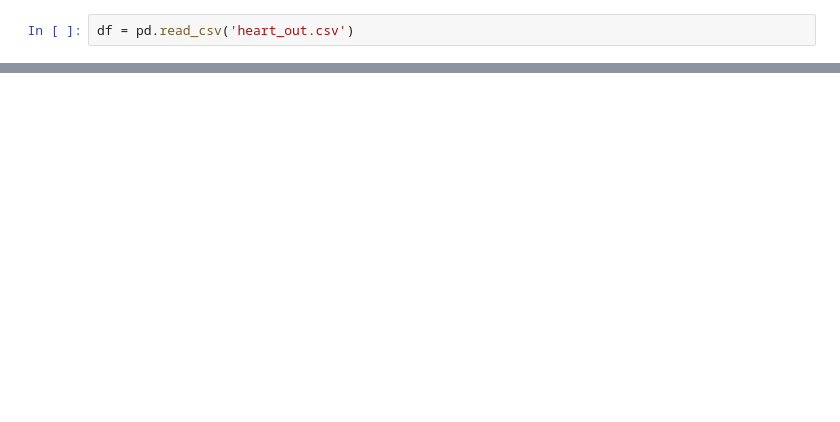
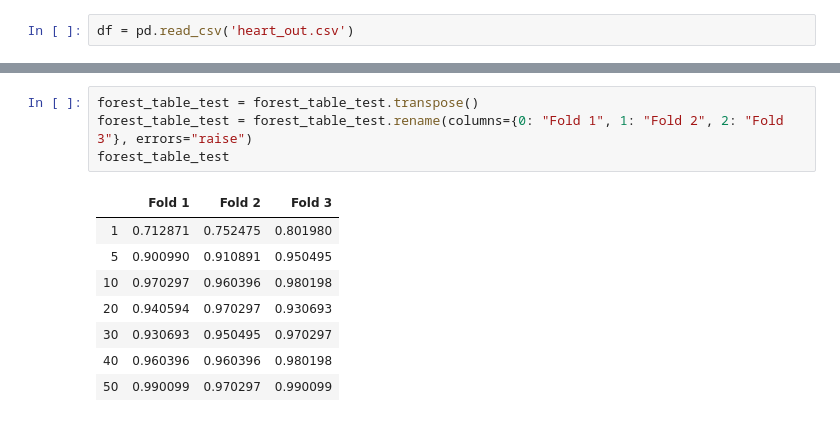
Before and after one commit to TreadKing/Data-Science, a Jupyter notebook: Project/Devang_Patel_Project_Part2.ipynb, the cells around one changed output, grey strips where cells are left out. Saved outputs shown, nothing was run; the diff lists cells and outputs as text; blank space fills up the shorter version.

```diff
--- a/Project/Devang_Patel_Project_Part2.ipynb
+++ b/Project/Devang_Patel_Project_Part2.ipynb
@@ -51,0 +98,13 @@ forest_table
+# %%
+forest_table_test = forest_table_test.transpose()
+forest_table_test = forest_table_test.rename(columns={0: "Fold 1", 1: "Fold 2", 2: "Fold 3"}, errors="raise")
+forest_table_test
+# %% [output]
+|  | Fold 1 | Fold 2 | Fold 3 |
+| 1 | 0.712871 | 0.752475 | 0.801980 |
+| 5 | 0.900990 | 0.910891 | 0.950495 |
+| 10 | 0.970297 | 0.960396 | 0.980198 |
+| 20 | 0.940594 | 0.970297 | 0.930693 |
+| 30 | 0.930693 | 0.950495 | 0.970297 |
+| 40 | 0.960396 | 0.960396 | 0.980198 |
+| 50 | 0.990099 | 0.970297 | 0.990099 |
```
Also changed, not shown: parts of 11 cells of this notebook.
